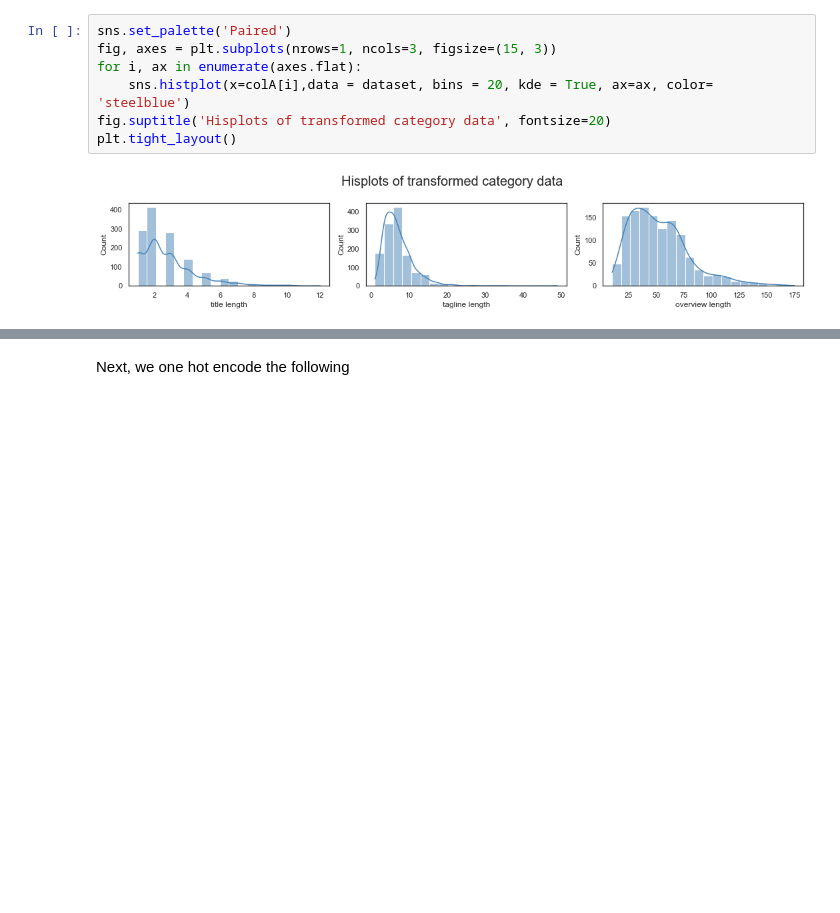
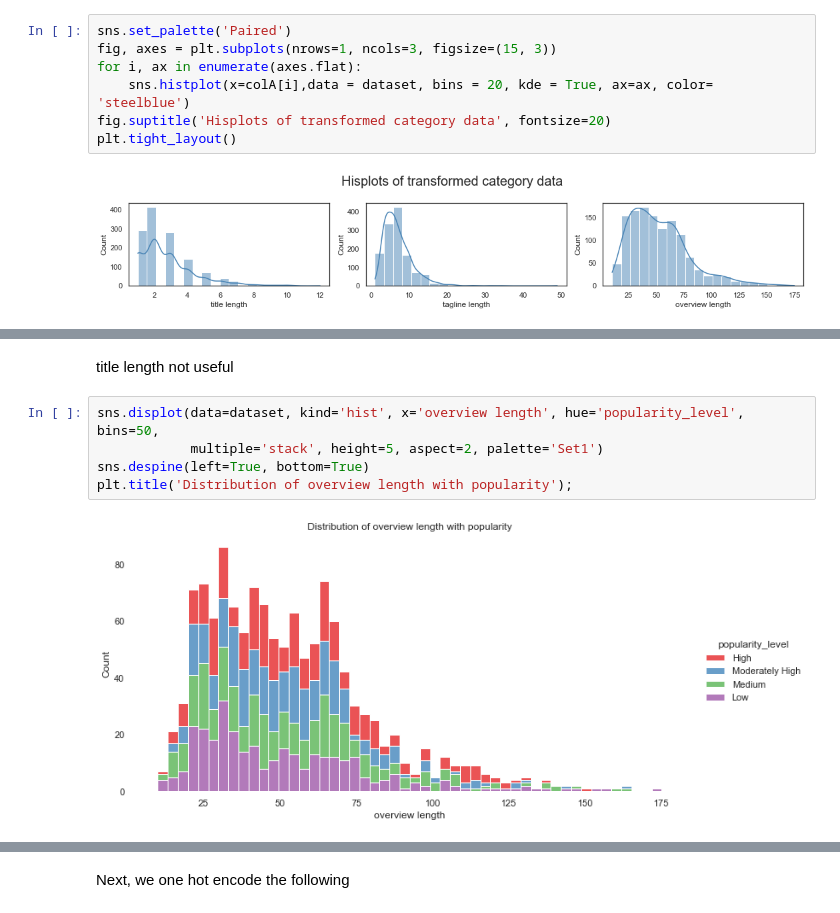
Before and after one commit to guimath/TMDb-Data-Mining, a Jupyter notebook: Movie_analysis.ipynb, the cells around one changed output, grey strips where cells are left out. Saved outputs shown, nothing was run; the diff lists cells and outputs as text; blank space fills up the shorter version.

```diff
--- a/Movie_analysis.ipynb
+++ b/Movie_analysis.ipynb
@@ -290,0 +295,9 @@ training_features.append("overview length")
+# %% [markdown]
+title length not useful
+# %%
+sns.displot(data=dataset, kind='hist', x='overview length', hue='popularity_level', bins=50,
+            multiple='stack', height=5, aspect=2, palette='Set1')
+sns.despine(left=True, bottom=True)
+plt.title('Distribution of overview length with popularity');
+# %% [output]
+[figure, added]
```
Also changed, not shown: parts of 110 cells of this notebook.
